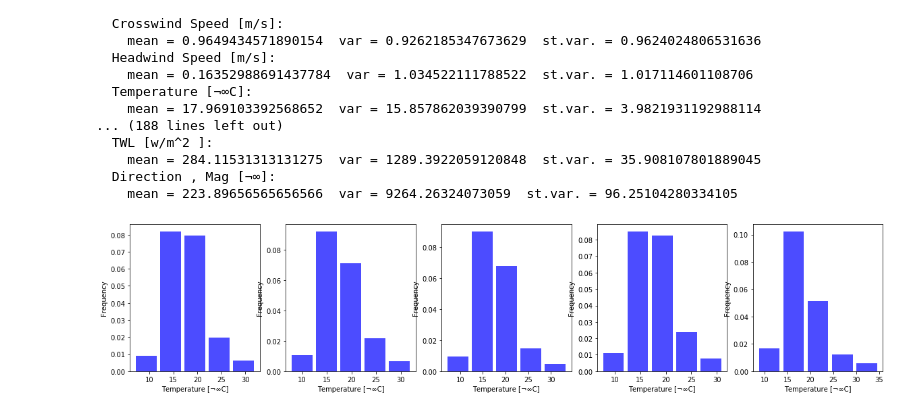
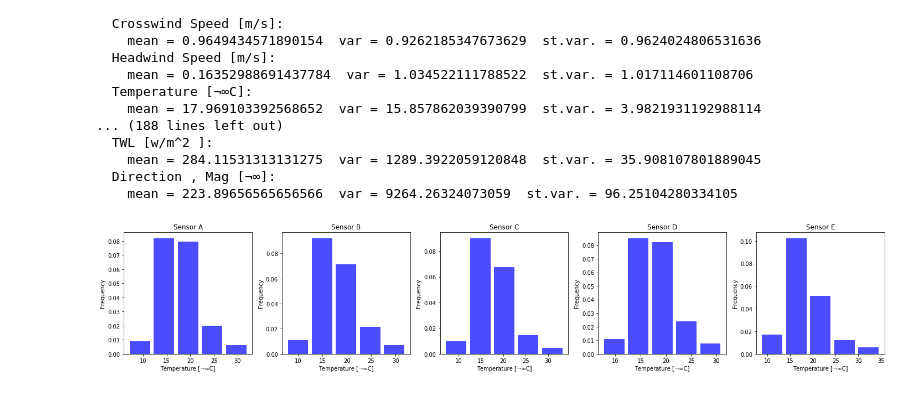
Before and after one commit to ondrej-vesely/GEO1001-hw1, a Jupyter notebook: a1.ipynb, the cells around one changed output. Drawn from its saved outputs; the diff is of its cells as text; code cells hidden in the pictures.

```diff
--- a/a1.ipynb
+++ b/a1.ipynb
@@ -35,30 +35,20 @@ for sensor_name, sensor in data.items():
   Direction ‚ Mag [¬∞]:
     mean = 223.89656565656566  var = 9264.26324073059  st.var. = 96.25104280334105
 # %%
-# fig = plt.figure(figsize=(18,6))
-# ax1 = fig.add_subplot()
-# ax2 = fig.add_subplot()
-# ax1.hist(x=WS, bins=5, density=True, color='b',alpha=0.7, rwidth=0.85)
-# ax1.set_ylabel('Frequency',fontsize=fs)
-# ax1.set_xlabel('Wind Speed [m/s]',fontsize=fs)
-# ax1.tick_params(labelsize=fs)
-# ax2.hist(x=WD, bins=5, color='b',alpha=0.7, rwidth=0.85)
-# ax2.set_xlabel('Wind Direction [$^{\circ}$]',fontsize=fs)
-# ax2.tick_params(labelsize=fs)
-# plt.show()
-
-
 variable = 'Temperature'
+bins = 5
 fig = plt.figure(figsize=(20,4))
 
 for i, (sensor_name, sensor) in enumerate(data.items()):
     ax_index = int(100 + 10*len(data) + i + 1)
     ax = fig.add_subplot(ax_index)
     ax.hist(x=sensor[variable]['values'],
-            bins=5, density=True, color='b',alpha=0.7, rwidth=0.85)
+            bins=bins, density=True, color='b',alpha=0.7, rwidth=0.85)
     ax.set_xlabel('%s [%s]' % (variable, sensor[variable]['units']))
     ax.set_ylabel('Frequency')
+    ax.set_title(sensor_name)
 
+plt.tight_layout()
 plt.show()
 # %% [output]
-[figure, old version]
+[figure, new version]
```
Also changed, not shown: 3 other files.
